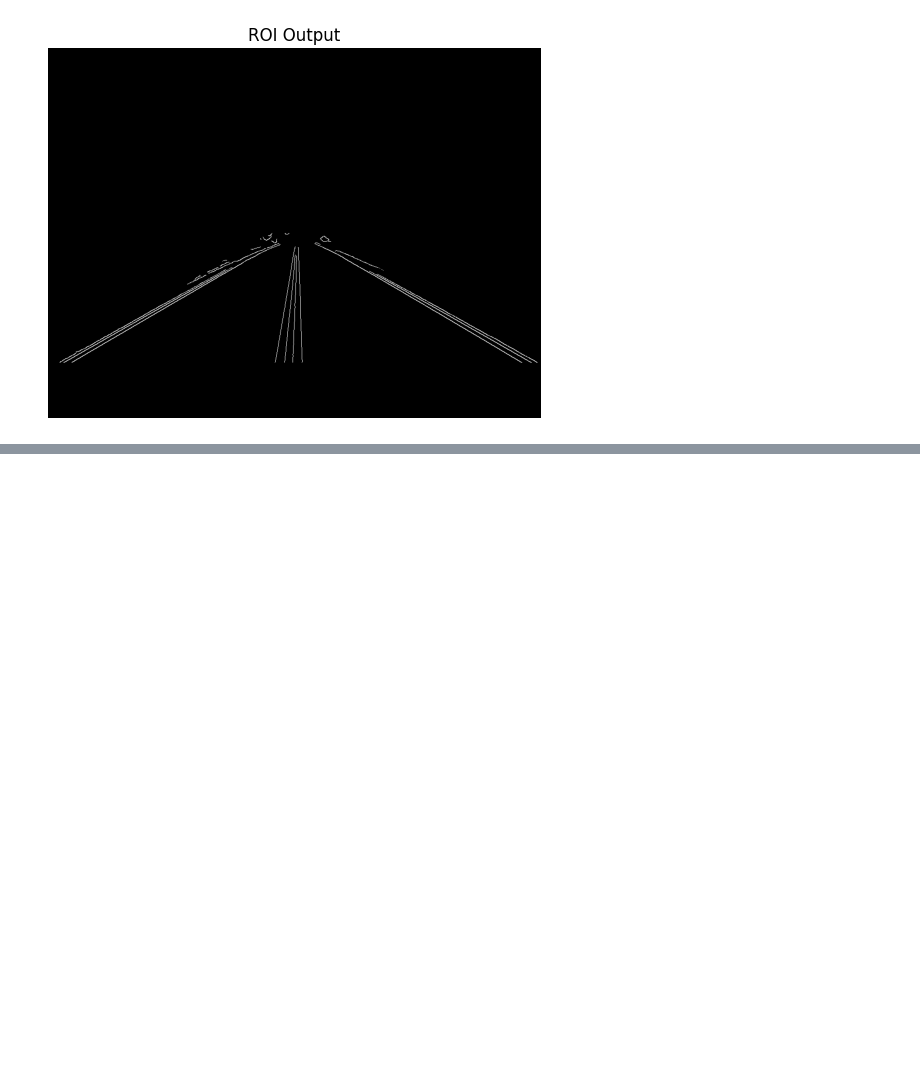
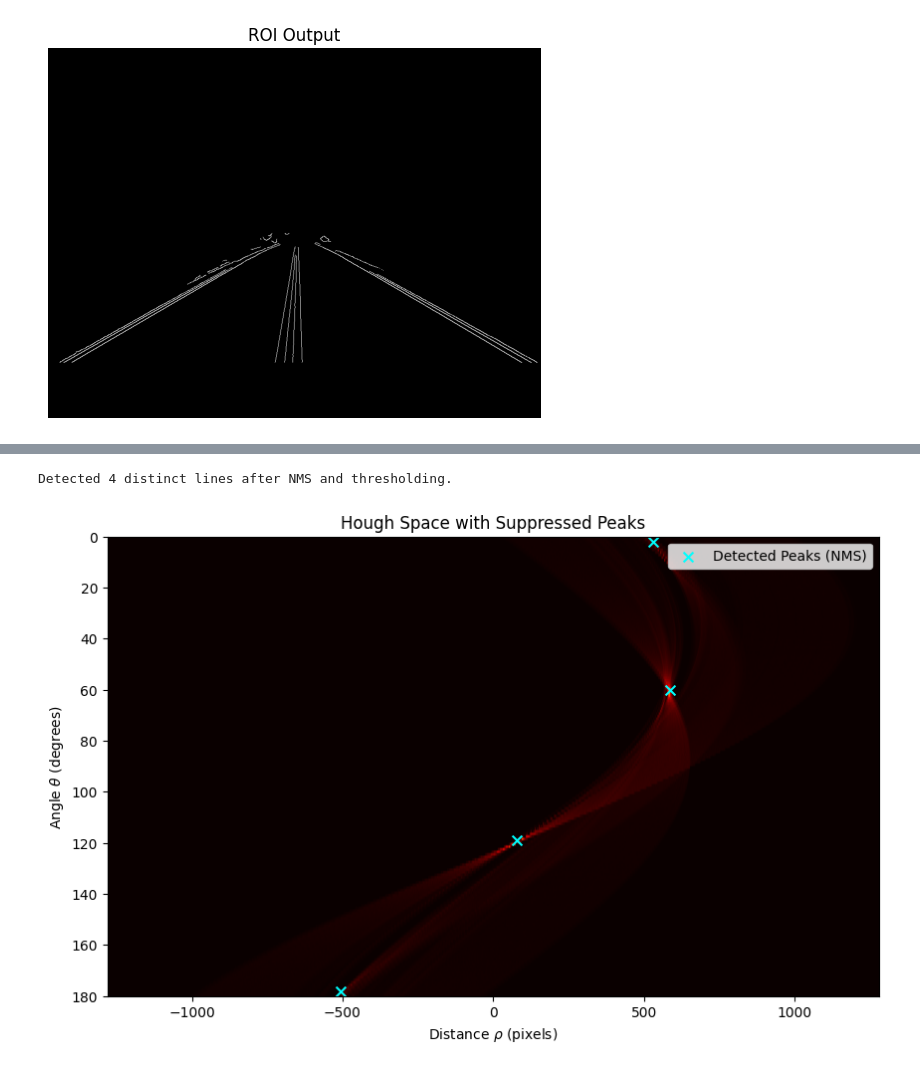
Before and after one commit to Nourzeidan/cv_assignment1, a Jupyter notebook: hough.ipynb, the cells around one changed output, grey strips where cells are left out. Cells and saved outputs as stored; diff of their text form; code cells hidden in the pictures; blank space fills up the shorter version.

```diff
--- a/hough.ipynb
+++ b/hough.ipynb
@@ -101,0 +180,46 @@ plt.show()
+# %%
+# 2.3.2 Refining Coordinates and HT Post-Processing (NMS)
+
+from scipy.ndimage import maximum_filter
+
+# Define parameters for thresholding and non-maximum suppression
+# Minimum pixels/votes a line must have to be considered valid
+VOTE_THRESHOLD = 60
+
+# The size of the local neighborhood to check for a maximum (controls suppression)
+NEIGHBORHOOD_SIZE = 50 # (Basically chooses the "grid cell" with the highest votes among its 50 neighbouring cells, any other similar/neighbouring lines are disqualified)
+
+# 1. Non-Maximum Suppression (NMS)
+# maximum_filter replaces every pixel with the maximum value in its neighborhood
+# By comparing the accumulator to the filtered version, we isolate the local peaks
+local_max = maximum_filter(accumulator, size=NEIGHBORHOOD_SIZE) == accumulator
+
+# 2. Thresholding
+# We also want to ignore "peaks" that are just background noise
+background = (accumulator > VOTE_THRESHOLD)
+
+# 3. Combine both masks: it must be a local maximum AND above the vote threshold
+valid_peaks = local_max & background
+
+# Extract the indices of these peaks
+peak_theta_idxs, peak_rho_idxs = np.where(valid_peaks)        # i.e. indices where valid_peaks is "True" or has a value
+
+# Map indices back to actual theta (degrees) and rho values
+peak_thetas = np.rad2deg(thetas[peak_theta_idxs])
+peak_rhos = rhos[peak_rho_idxs]
+
+print(f"Detected {len(peak_thetas)} distinct lines after NMS and thresholding.")
+
+# 4. Plot the peaks on top of the Hough Space to verify
+plt.figure(figsize=(10, 6))
+plt.imshow(accumulator, cmap='hot', aspect='auto',
+           extent=[-diag_len, diag_len, 180, 0])
+plt.scatter(peak_rhos, peak_theta_idxs, color='cyan', marker='x', s=50, label='Detected Peaks (NMS)')
+plt.title('Hough Space with Suppressed Peaks')
+plt.xlabel(r'Distance $\rho$ (pixels)')
+plt.ylabel(r'Angle $\theta$ (degrees)')
+plt.legend()
+plt.show()
+# %% [output]
+Detected 4 distinct lines after NMS and thresholding.
+[figure, added]
```
Also changed, not shown: parts of 7 cells of this notebook.
